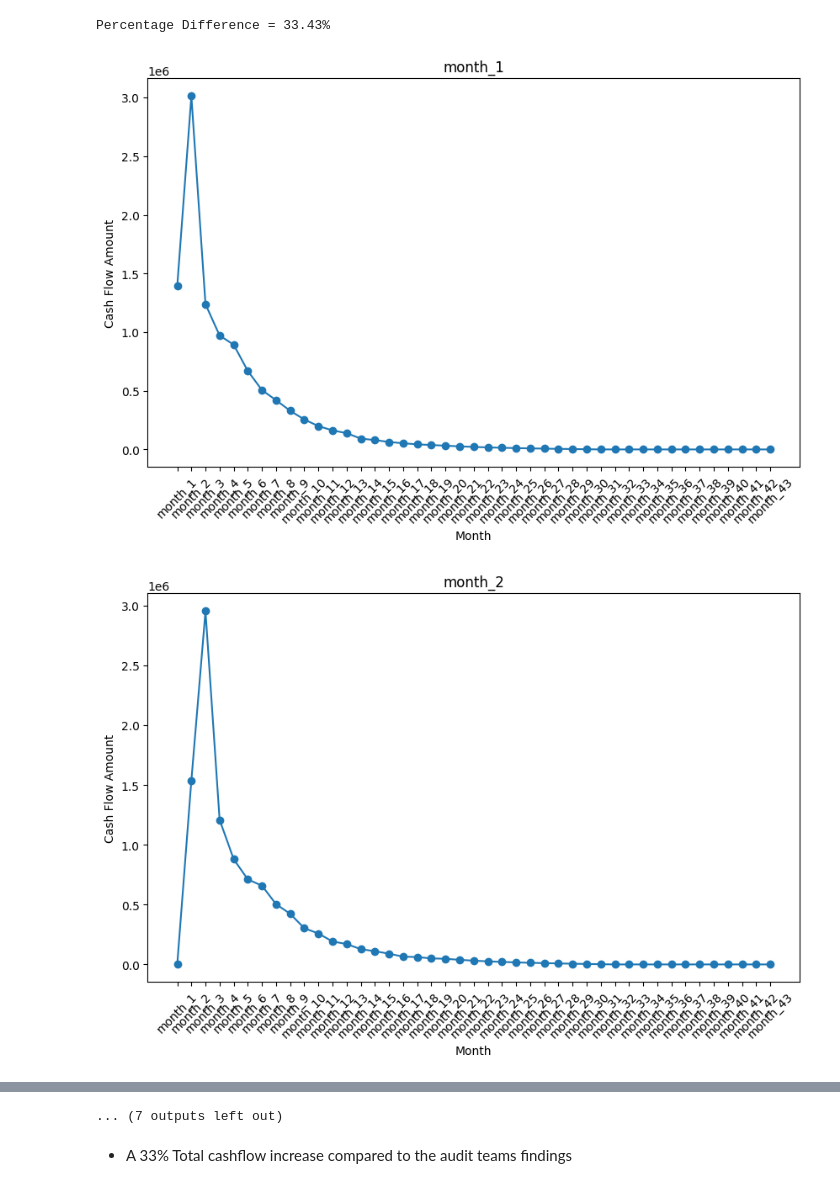
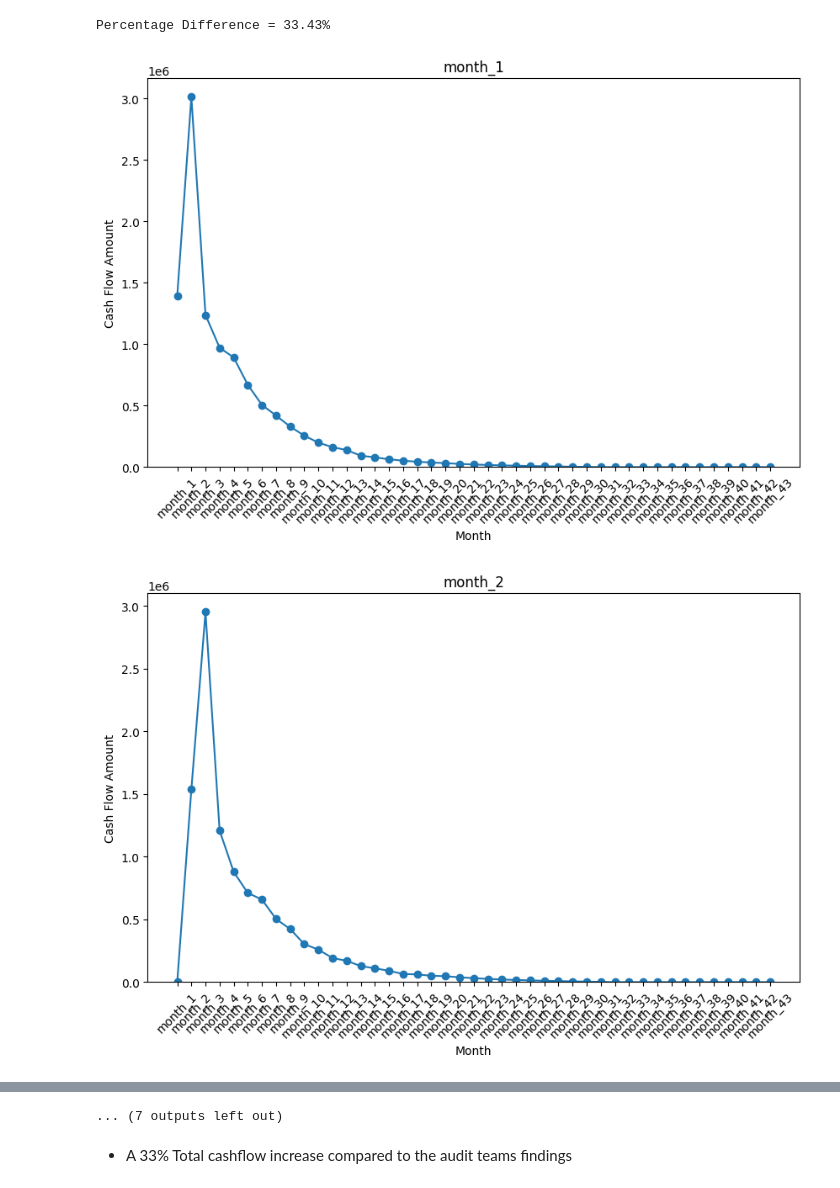
Before and after one commit to muhammadsantosa/forage_pwc_digital_intelligence, a Jupyter notebook: Task_3.ipynb, the cells around one changed output, grey strips where cells are left out. Cells and saved outputs as stored; diff of their text form; code cells hidden in the pictures.

```diff
--- a/Task_3.ipynb
+++ b/Task_3.ipynb
@@ -428,26 +448,25 @@ Percentage Difference = 33.43%
 # %%
 import matplotlib.pyplot as plt
 import pandas as pd
 
 repayment_columns = [col for col in present_value.columns if 'month_' in col]
 
-# Iterate over each row and plot the cash flow
 for index, row in present_value.iterrows():
-    # Extract the cash flows for the current row
     cash_flows = row[repayment_columns]
 
     # Create a plot for the current row
     plt.figure(figsize=(10, 6))
     plt.plot(cash_flows, marker='o')
     plt.title(f'{index}')
+    plt.ylim(0)
     plt.xlabel('Month')
     plt.ylabel('Cash Flow Amount')
 
     # Optionally, customize the x-axis labels
     plt.xticks(range(len(repayment_columns)), labels=repayment_columns, rotation=45)
 
     # Display the plot
     plt.show()
 # %% [output]
-[figure, old version]
+[figure, new version]
-[figure, old version]
+[figure, new version]
```
Also changed, not shown: parts of 4 cells of this notebook.
